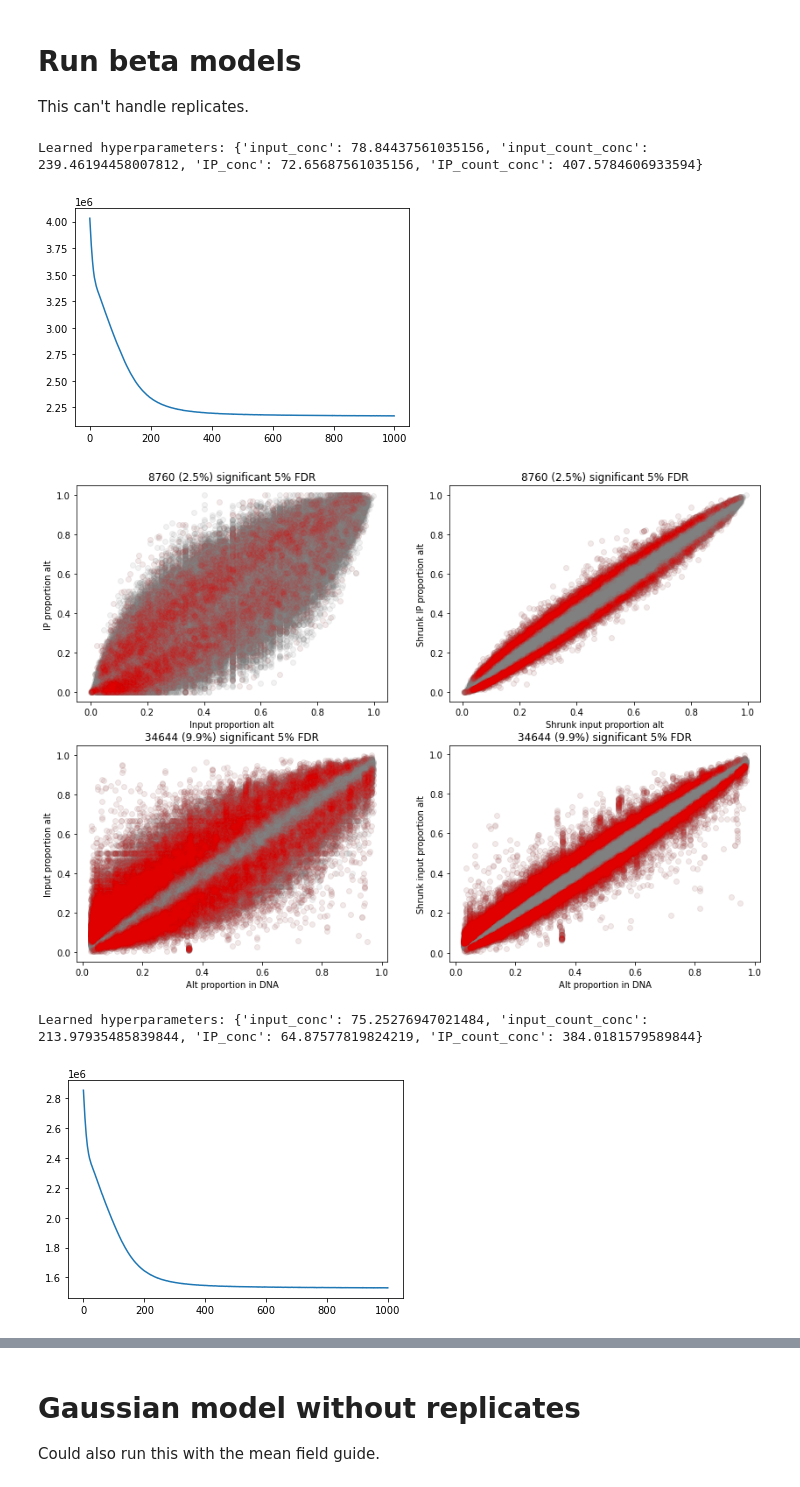
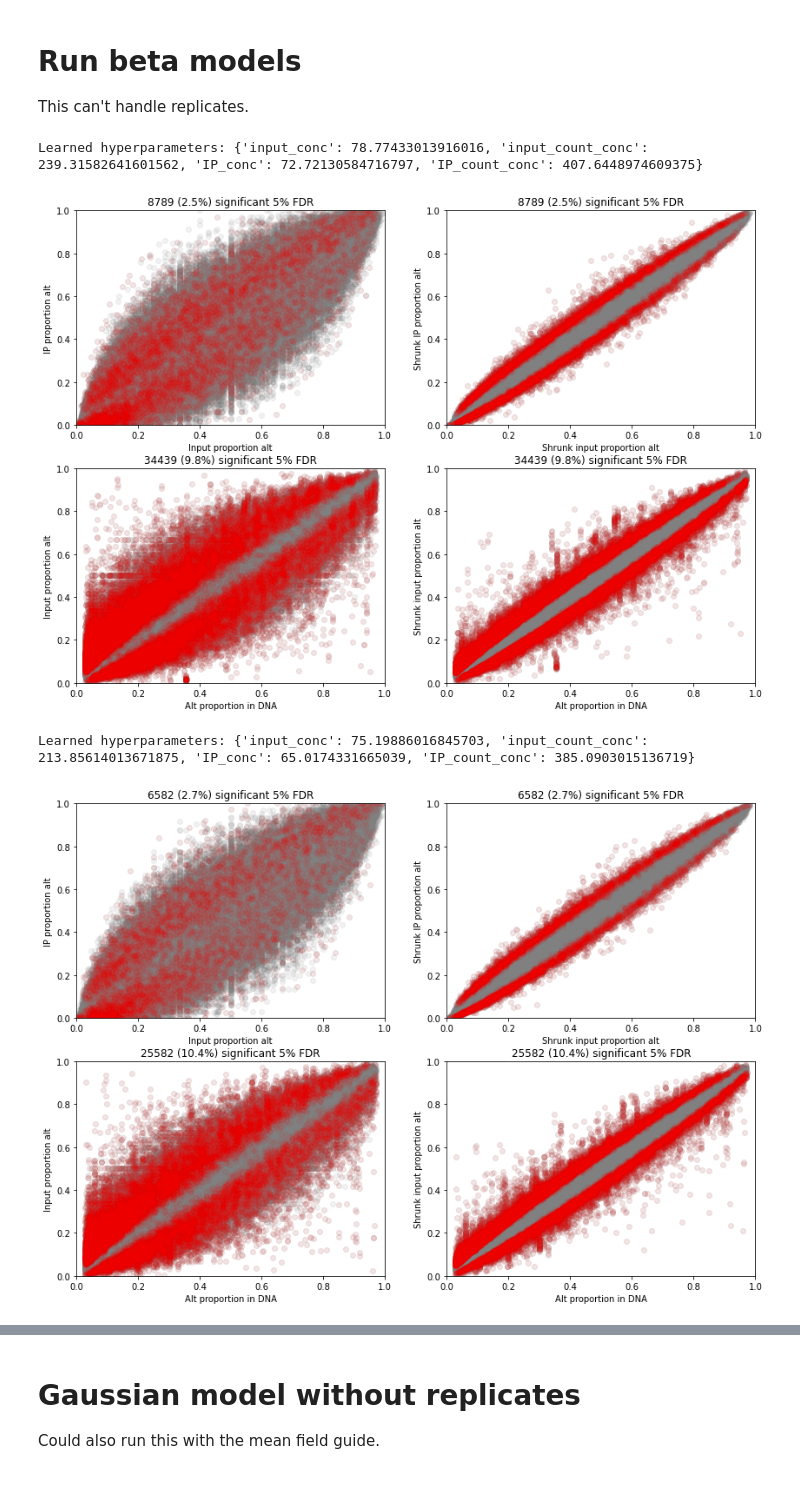
Before and after one commit to daklab/poolqtl, a Jupyter notebook: src/1_detect_ASB.ipynb, the cells around one changed output, grey strips where cells are left out. Saved outputs shown, nothing was run; the diff lists cells and outputs as text; code cells hidden in the pictures.

```diff
--- a/src/1_detect_ASB.ipynb
+++ b/src/1_detect_ASB.ipynb
@@ -136,23 +24,41 @@ NameError: name 'merged' is not defined
+# %%
+reps = {"rep1", "rep2"}
+
+merged = {
+    rep:pd.read_csv(
+    results_dir / ("merged_%s.tsv.gz" % rep),
+    index_col = False,
+    sep = "\t" )
+          for rep in reps }
+
+dat_sub = {
+    rep:pd.read_csv(
+    results_dir / ("filtered_%s.tsv.gz" % rep),
+    index_col = False,
+    sep = "\t" )
+          for rep in reps }
 # %% [markdown]
 # Run beta models
 
 This can't handle replicates.
 # %%
-reload(beta_model)
+results = {}
 
-for rep_index in range(len(merged)):
+for rep in dat_sub:
 
-    results = beta_model.fit_plot_and_save(dat_sub[rep_index],
-                                             results_dir / ("beta"
-                                                            + ("_struct" if use_structured_guide else "")
-                                                            + ("_rep%i.tsv.gz" % rep_index)),
-                                             use_structured_guide = use_structured_guide,
-                                             fdr_threshold = fdr_threshold,
-                                             iterations = 1000,
-                                             device = device)
+    results[rep] = beta_model.fit_and_save(
+        dat_sub[rep],
+        results_dir / (
+            "beta_new"
+            + ("_struct" if use_structured_guide else "")
+            + ("_%s.tsv.gz" % rep)),
+        use_structured_guide = use_structured_guide,
+        iterations = 1000,
+        device = device)
+
+    beta_model.make_plots(results[rep], fdr_threshold = fdr_threshold)
 # %% [output]
-Learned hyperparameters: {'input_conc': 78.84437561035156, 'input_count_conc': 239.46194458007812, 'IP_conc': 72.65687561035156, 'IP_count_conc': 407.5784606933594}
+Learned hyperparameters: {'input_conc': 78.77433013916016, 'input_count_conc': 239.31582641601562, 'IP_conc': 72.72130584716797, 'IP_count_conc': 407.6448974609375}
-[figure, old version]
+[figure, new version]
+Learned hyperparameters: {'input_conc': 75.19886016845703, 'input_count_conc': 213.85614013671875, 'IP_conc': 65.0174331665039, 'IP_count_conc': 385.0903015136719}
-[figure, old version]
+[figure, new version]
-Learned hyperparameters: {'input_conc': 75.25276947021484, 'input_count_conc': 213.97935485839844, 'IP_conc': 64.87577819824219, 'IP_count_conc': 384.0181579589844}
-[figure, removed]
```
Also changed, not shown: parts of 31 cells of this notebook, 29 other files.
